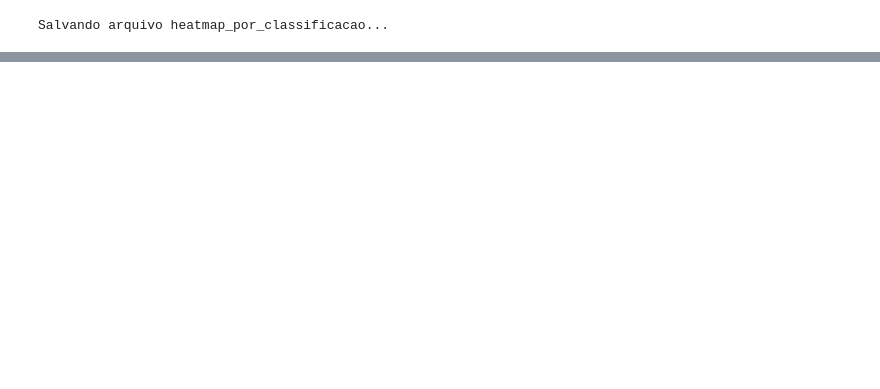
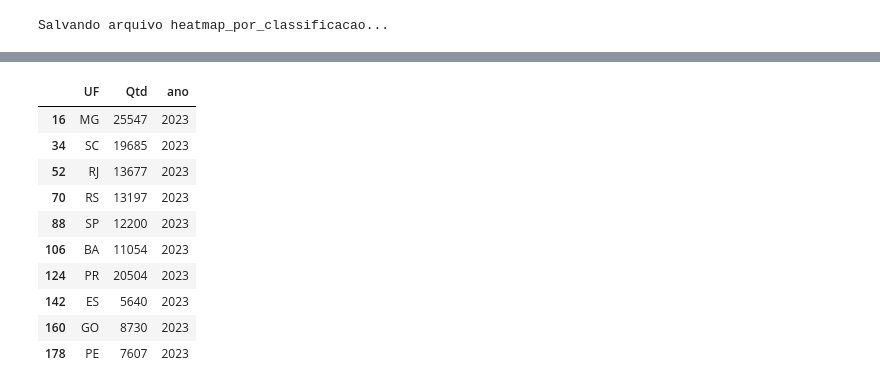
Before and after one commit to Bergolito/tcc-painel-jupyter-notebook, a Jupyter notebook: PREPROCESSAMENTO-TCC-painel.ipynb, the cells around one changed output, grey strips where cells are left out. Saved outputs shown, nothing was run; the diff lists cells and outputs as text; code cells hidden in the pictures; blank space fills up the shorter version.

```diff
--- a/PREPROCESSAMENTO-TCC-painel.ipynb
+++ b/PREPROCESSAMENTO-TCC-painel.ipynb
@@ -1555,0 +1547,15 @@ df_geral_classificacao
+# %%
+df_acidentes_uf_2023 = df_acidentes_uf_geral[(df_acidentes_uf_geral['ano'] == '2023')]
+df_acidentes_uf_2023
+# %% [output]
+|  | UF | Qtd | ano |
+| 16 | MG | 25547 | 2023 |
+| 34 | SC | 19685 | 2023 |
+| 52 | RJ | 13677 | 2023 |
+| 70 | RS | 13197 | 2023 |
+| 88 | SP | 12200 | 2023 |
+| 106 | BA | 11054 | 2023 |
+| 124 | PR | 20504 | 2023 |
+| 142 | ES | 5640 | 2023 |
+| 160 | GO | 8730 | 2023 |
+| 178 | PE | 7607 | 2023 |
```
Also changed, not shown: parts of 22 cells of this notebook, 3 other files.
